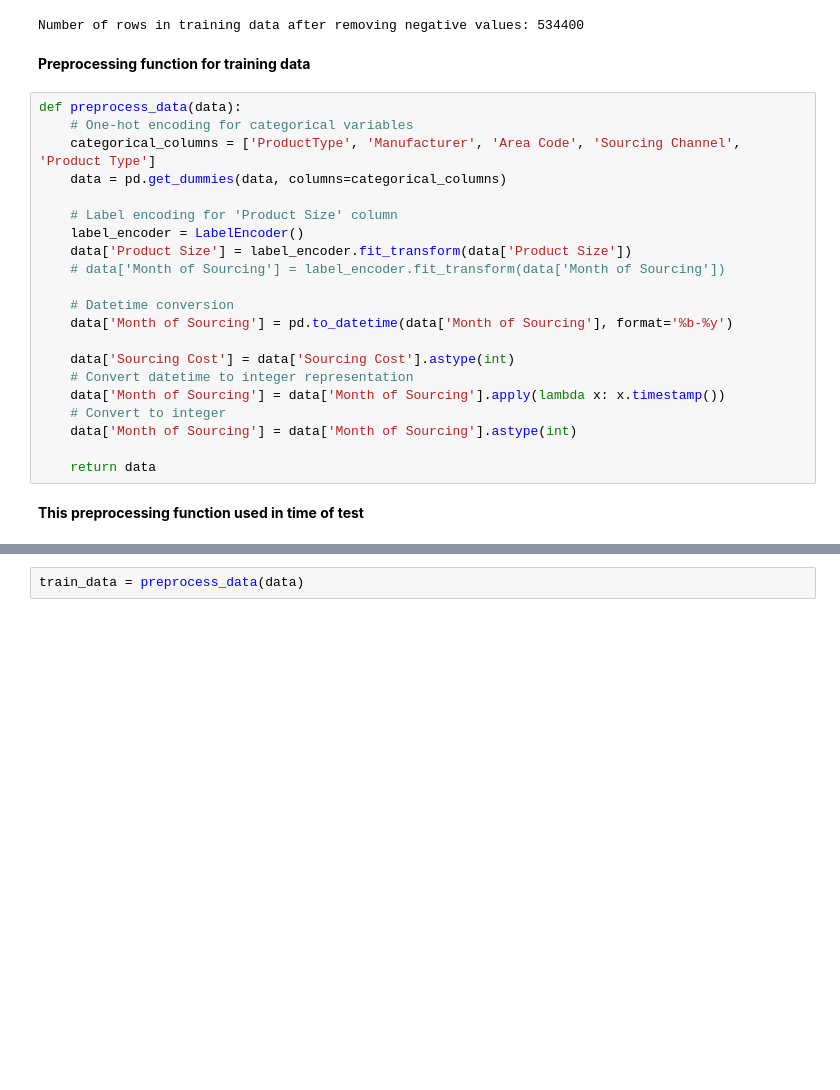
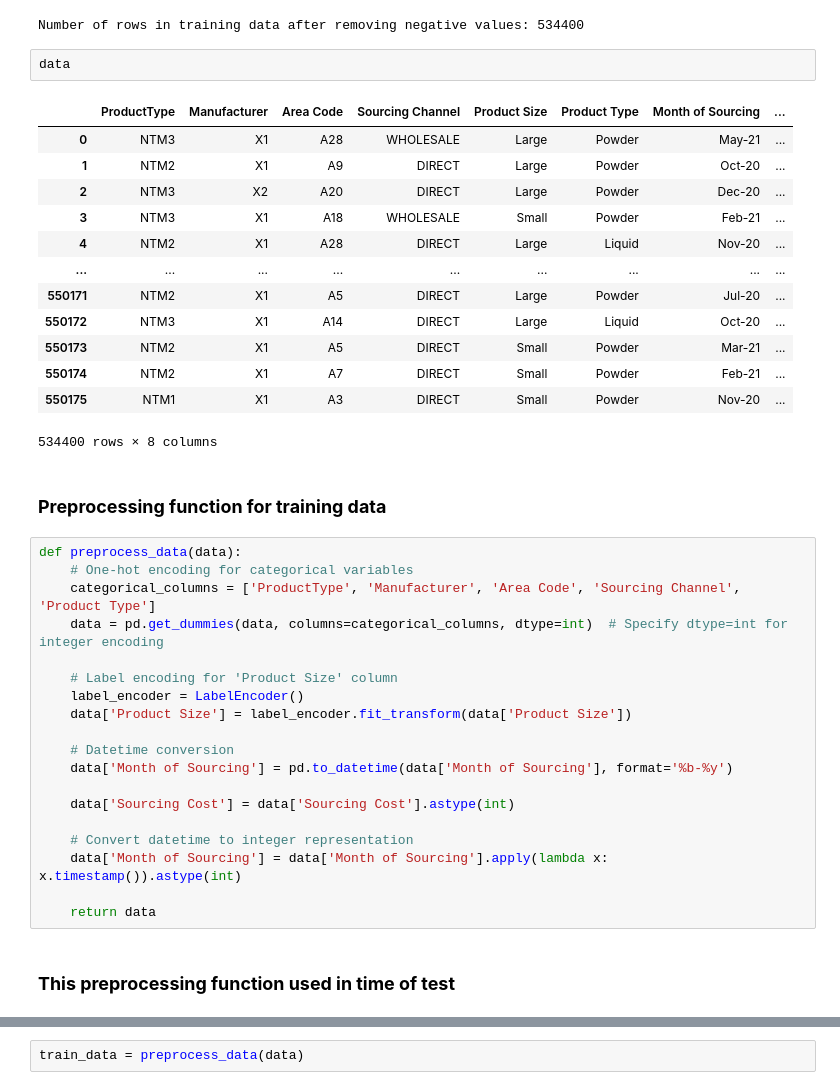
Before and after one commit to MedhanshPatley/A.P.-Moller-Maersk-Case-Study_DS_ML-coding-challenge-is-an-assessmen, a Jupyter notebook: checkstationary.ipynb, the cells around one changed output, grey strips where cells are left out. Saved outputs shown, nothing was run; the diff lists cells and outputs as text; blank space fills up the shorter version.

```diff
--- a/checkstationary.ipynb
+++ b/checkstationary.ipynb
@@ -159,31 +163,45 @@ data= data[data['Sourcing Cost'] >0]
 print("Number of rows in training data after removing negative values:", len(data))
 # %% [output]
 Number of rows in training data after removing negative values: 534400
+# %%
+data
+# %% [output]
+|  | ProductType | Manufacturer | Area Code | Sourcing Channel | Product Size | Product Type | Month of Sourcing | ... |
+| 0 | NTM3 | X1 | A28 | WHOLESALE | Large | Powder | May-21 | ... |
+| 1 | NTM2 | X1 | A9 | DIRECT | Large | Powder | Oct-20 | ... |
+| 2 | NTM3 | X2 | A20 | DIRECT | Large | Powder | Dec-20 | ... |
+| 3 | NTM3 | X1 | A18 | WHOLESALE | Small | Powder | Feb-21 | ... |
+| 4 | NTM2 | X1 | A28 | DIRECT | Large | Liquid | Nov-20 | ... |
+| ... | ... | ... | ... | ... | ... | ... | ... | ... |
+| 550171 | NTM2 | X1 | A5 | DIRECT | Large | Powder | Jul-20 | ... |
+| 550172 | NTM3 | X1 | A14 | DIRECT | Large | Liquid | Oct-20 | ... |
+| 550173 | NTM2 | X1 | A5 | DIRECT | Small | Powder | Mar-21 | ... |
+| 550174 | NTM2 | X1 | A7 | DIRECT | Small | Powder | Feb-21 | ... |
+| 550175 | NTM1 | X1 | A3 | DIRECT | Small | Powder | Nov-20 | ... |
+534400 rows × 8 columns
 # %% [markdown]
-**Preprocessing function for training data**
+### **Preprocessing function for training data**
 # %%
 def preprocess_data(data):
     # One-hot encoding for categorical variables
     categorical_columns = ['ProductType', 'Manufacturer', 'Area Code', 'Sourcing Channel', 'Product Type']
-    data = pd.get_dummies(data, columns=categorical_columns)
+    data = pd.get_dummies(data, columns=categorical_columns, dtype=int)  # Specify dtype=int for integer encoding
 
     # Label encoding for 'Product Size' column
     label_encoder = LabelEncoder()
     data['Product Size'] = label_encoder.fit_transform(data['Product Size'])
-    # data['Month of Sourcing'] = label_encoder.fit_transform(data['Month of Sourcing'])
 
     # Datetime conversion
     data['Month of Sourcing'] = pd.to_datetime(data['Month of Sourcing'], format='%b-%y')
 
     data['Sourcing Cost'] = data['Sourcing Cost'].astype(int)
+
     # Convert datetime to integer representation
-    data['Month of Sourcing'] = data['Month of Sourcing'].apply(lambda x: x.timestamp())
-    # Convert to integer
-    data['Month of Sourcing'] = data['Month of Sourcing'].astype(int)
+    data['Month of Sourcing'] = data['Month of Sourcing'].apply(lambda x: x.timestamp()).astype(int)
 
     return data
 # %% [markdown]
-**This preprocessing function used in time of test**
+### **This preprocessing function used in time of test**
 # %%
 
 def preprocess_data_test(data):
```
Also changed, not shown: parts of 55 cells of this notebook.
